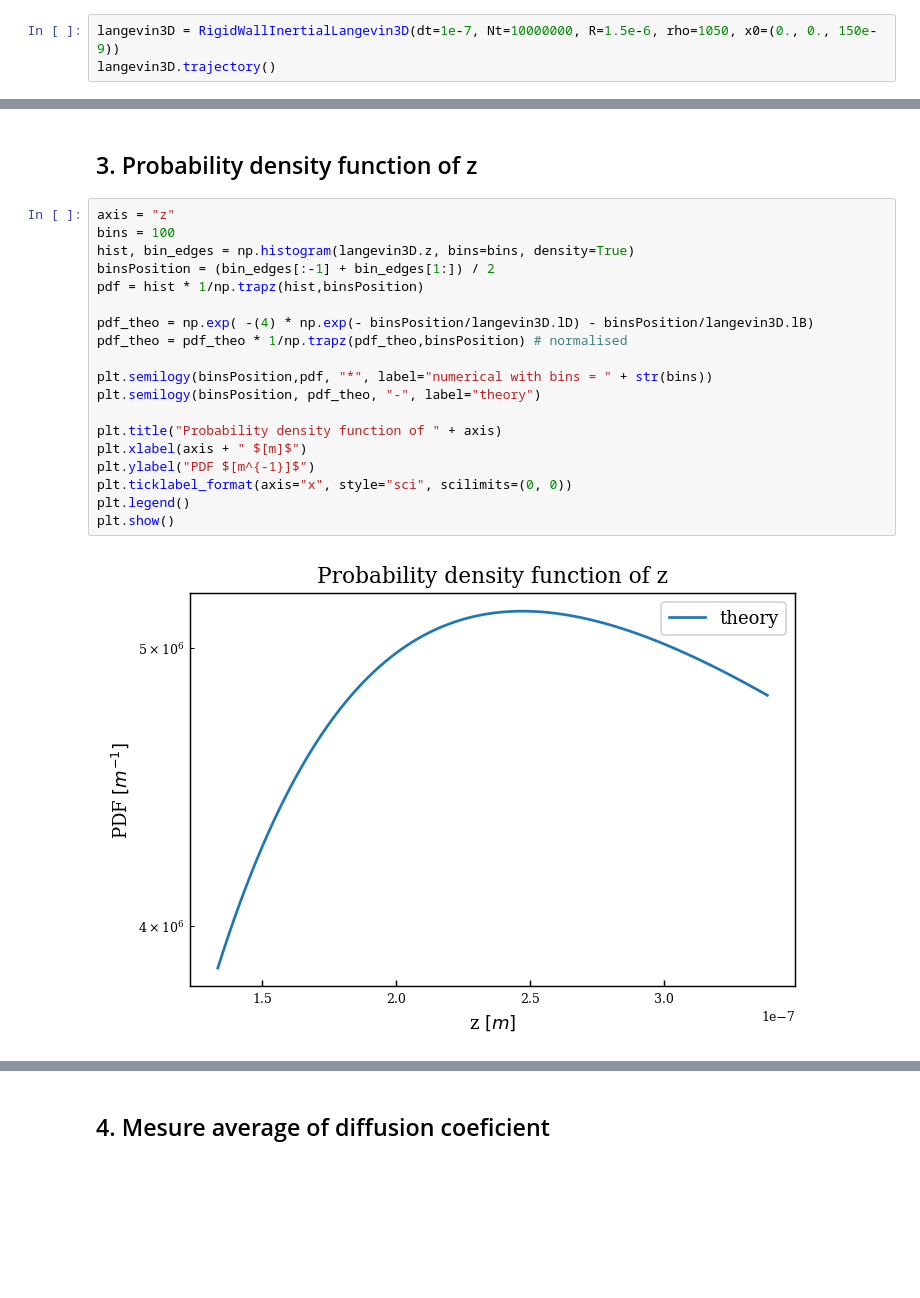
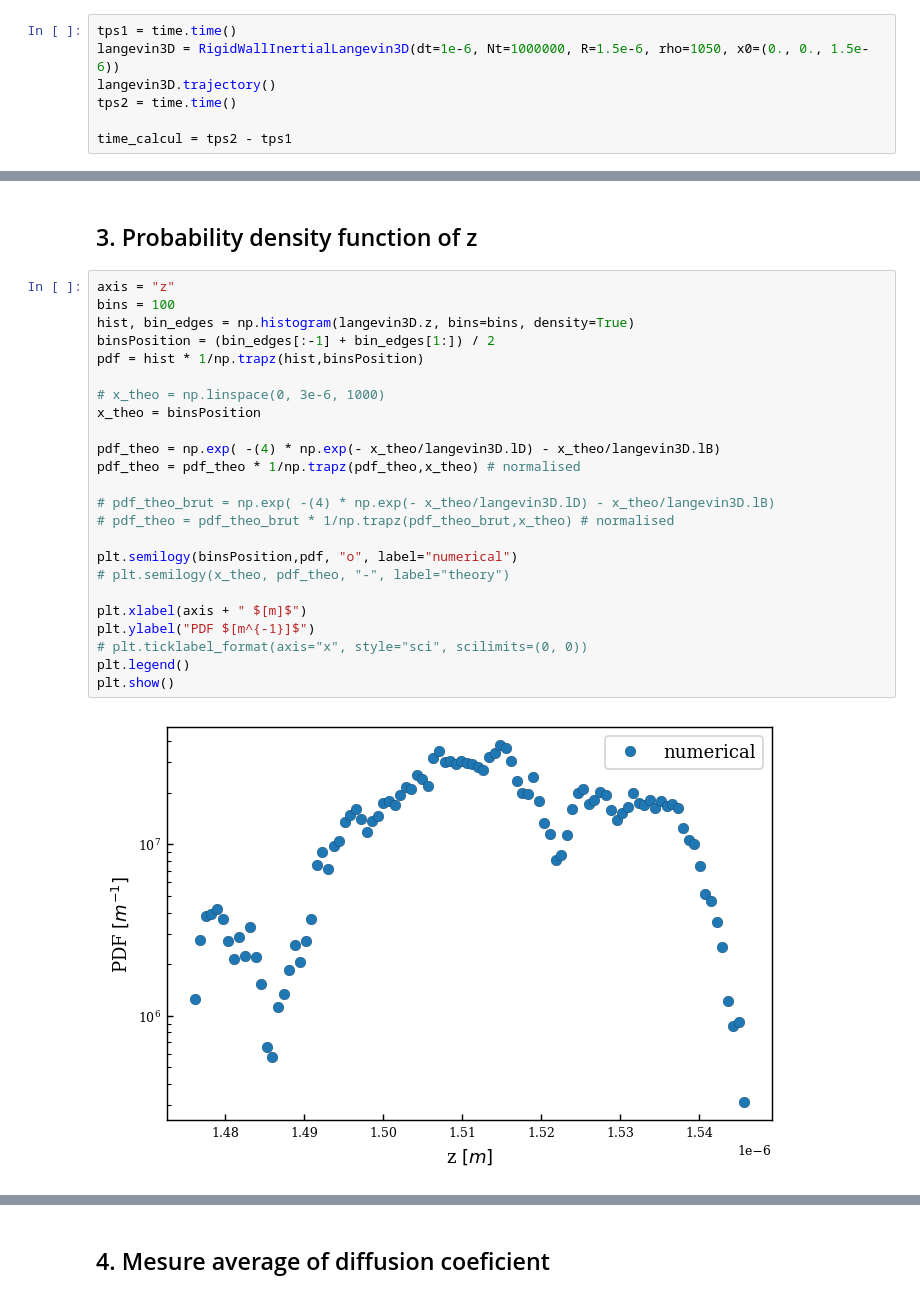
Before and after one commit to ElodieMillan/Brownian-particle-near-wall, a Jupyter notebook: OptimizedCython/ResultsRigidWall_Inertial_CYTHON.ipynb, the cells around one changed output, grey strips where cells are left out. Drawn from its saved outputs; the diff is of its cells as text; blank space fills up the shorter version.

```diff
--- a/OptimizedCython/ResultsRigidWall_Inertial_CYTHON.ipynb
+++ b/OptimizedCython/ResultsRigidWall_Inertial_CYTHON.ipynb
@@ -116,5 +119,9 @@ if axis == "z":
     if xi <= 0:
     xi = -xi
 # %%
-langevin3D = RigidWallInertialLangevin3D(dt=1e-7, Nt=10000000, R=1.5e-6, rho=1050, x0=(0., 0., 150e-9))
+tps1 = time.time()
+langevin3D = RigidWallInertialLangevin3D(dt=1e-6, Nt=1000000, R=1.5e-6, rho=1050, x0=(0., 0., 1.5e-6))
 langevin3D.trajectory()
+tps2 = time.time()
+
+time_calcul = tps2 - tps1
@@ -193,21 +199,26 @@ plt.show()
 # %%
 axis = "z"
 bins = 100
 hist, bin_edges = np.histogram(langevin3D.z, bins=bins, density=True)
 binsPosition = (bin_edges[:-1] + bin_edges[1:]) / 2
 pdf = hist * 1/np.trapz(hist,binsPosition)
 
-pdf_theo = np.exp( -(4) * np.exp(- binsPosition/langevin3D.lD) - binsPosition/langevin3D.lB)
-pdf_theo = pdf_theo * 1/np.trapz(pdf_theo,binsPosition) # normalised
+# x_theo = np.linspace(0, 3e-6, 1000)
+x_theo = binsPosition
 
-plt.semilogy(binsPosition,pdf, "*", label="numerical with bins = " + str(bins))
-plt.semilogy(binsPosition, pdf_theo, "-", label="theory")
+pdf_theo = np.exp( -(4) * np.exp(- x_theo/langevin3D.lD) - x_theo/langevin3D.lB)
+pdf_theo = pdf_theo * 1/np.trapz(pdf_theo,x_theo) # normalised
 
-plt.title("Probability density function of " + axis)
+# pdf_theo_brut = np.exp( -(4) * np.exp(- x_theo/langevin3D.lD) - x_theo/langevin3D.lB)
+# pdf_theo = pdf_theo_brut * 1/np.trapz(pdf_theo_brut,x_theo) # normalised
+
+plt.semilogy(binsPosition,pdf, "o", label="numerical")
+# plt.semilogy(x_theo, pdf_theo, "-", label="theory")
+
 plt.xlabel(axis + " $[m]$")
 plt.ylabel("PDF $[m^{-1}]$")
-plt.ticklabel_format(axis="x", style="sci", scilimits=(0, 0))
+# plt.ticklabel_format(axis="x", style="sci", scilimits=(0, 0))
 plt.legend()
 plt.show()
 # %% [output]
-[figure, old version]
+[figure, new version]
```
Also changed, not shown: parts of 18 cells of this notebook, 13 other files.
